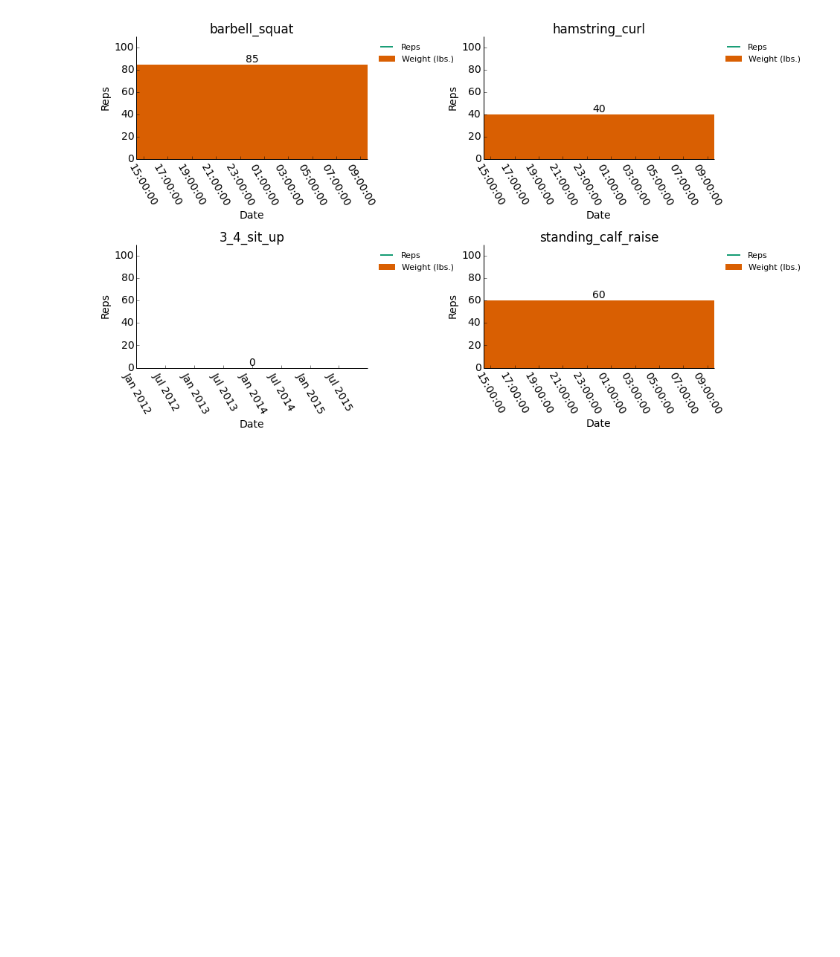
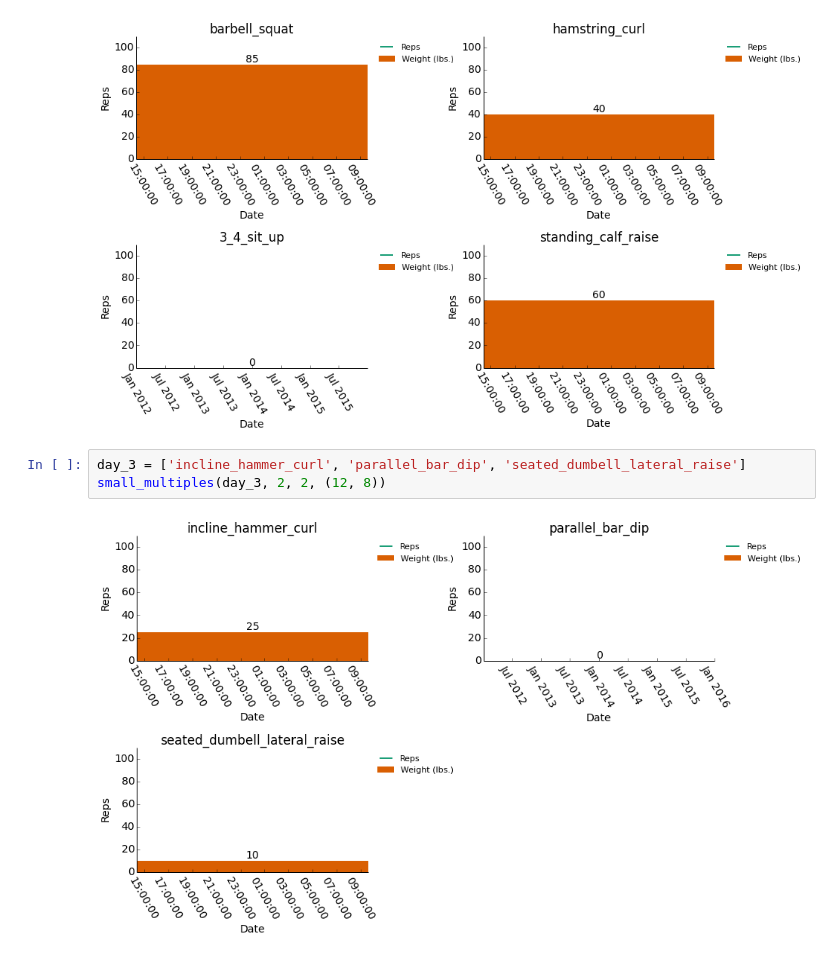
Before and after one commit to rlucioni/viz, a Jupyter notebook: workout/workout.ipynb, the cells around one changed output. Drawn from its saved outputs; the diff is of its cells as text; blank space fills up the shorter version.

```diff
--- a/workout/workout.ipynb
+++ b/workout/workout.ipynb
@@ -194,3 +200,8 @@ day_2 = ['barbell_squat', 'hamstring_curl', '3_4_sit_up', 'standing_calf_raise']
 small_multiples(day_2, 2, 2, (12, 8))
 # %% [output]
 [figure]
+# %%
+day_3 = ['incline_hammer_curl', 'parallel_bar_dip', 'seated_dumbell_lateral_raise']
+small_multiples(day_3, 2, 2, (12, 8))
+# %% [output]
+[figure, added]
```
Also changed, not shown: parts of 1 cell of this notebook, 3 other files.
